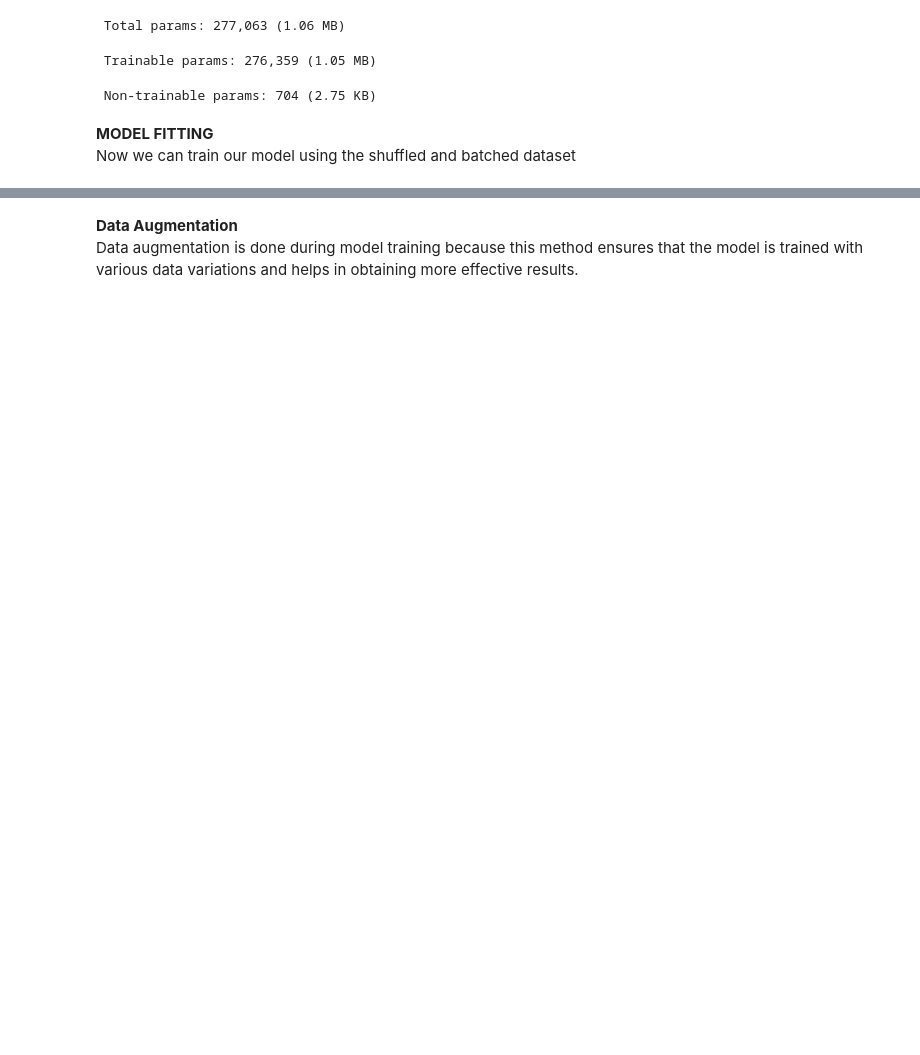
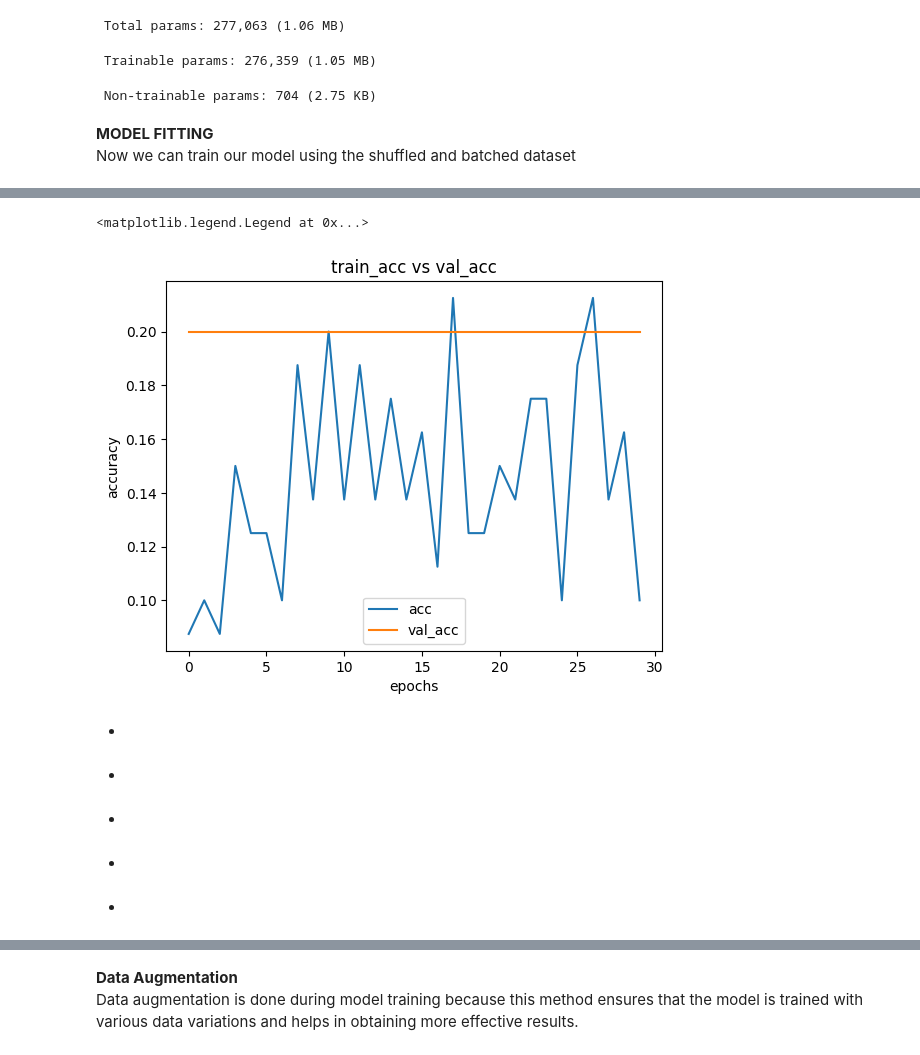
Before and after one commit to SefiyeArican/Face-expression-recognition, a Jupyter notebook: Face_expression_recognition.ipynb, the cells around one changed output, grey strips where cells are left out. Cells and saved outputs as stored; diff of their text form; code cells hidden in the pictures; blank space fills up the shorter version.

```diff
--- a/Face_expression_recognition.ipynb
+++ b/Face_expression_recognition.ipynb
@@ -728,7 +728,7 @@ train_labels = np.random.randint(0, 7, (100, 7))  # Example: 100 labels, one-hot
 checkpoint = ModelCheckpoint('best_model.keras', monitor='val_loss', save_best_only=True, mode='min')
 
 # Train the model
-history = model_combined.fit(train_images, train_labels, epochs=30, validation_split = 0.1)
+history = model_combined.fit(train_images, train_labels, epochs=30, validation_split = 0.2)
 
 # Save the final model
 model_combined.save('final_model.keras')
@@ -752,0 +753,20 @@ Epoch 30/30
+# %%
+plt.plot(history.history['accuracy'], label = "acc")
+plt.plot(history.history['val_accuracy'], label = "val_acc")
+plt.title("train_acc vs val_acc")
+plt.ylabel("accuracy")
+plt.xlabel("epochs")
+plt.legend()
+# %% [output]
+<matplotlib.legend.Legend at 0x...>
+[figure, added]
+# %% [markdown]
+*
+# %% [markdown]
+*
+# %% [markdown]
+*
+# %% [markdown]
+*
+# %% [markdown]
+*
```
Also changed, not shown: parts of 10 cells of this notebook.
